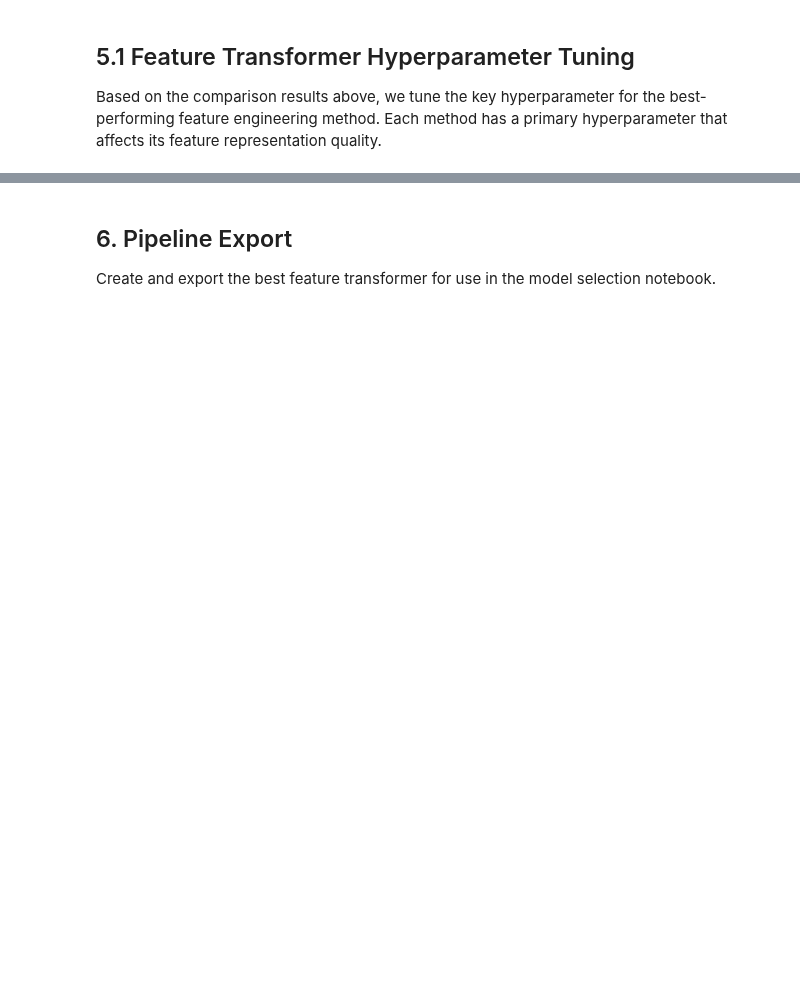
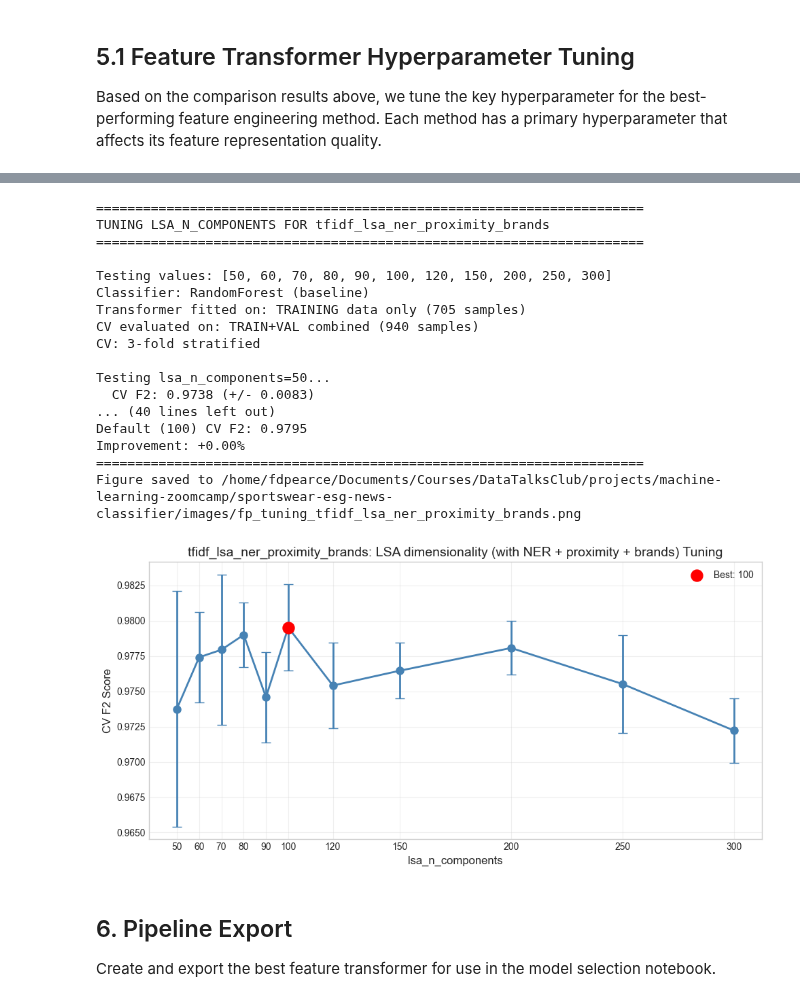
Before and after one commit to frederick-douglas-pearce/sportswear-esg-news-classifier, a Jupyter notebook: notebooks/fp1_EDA_FE.ipynb, the cells around one changed output, grey strips where cells are left out. Cells and saved outputs as stored; diff of their text form; code cells hidden in the pictures; blank space fills up the shorter version.

```diff
--- a/notebooks/fp1_EDA_FE.ipynb
+++ b/notebooks/fp1_EDA_FE.ipynb
@@ -870,3 +813,44 @@ Figure saved to /home/fdpearce/Documents/Courses/DataTalksClub/projects/machine-
+# %%
+# Run hyperparameter tuning for the best feature transformer
+tuning_df, optimal_param_value, best_tuned_f2 = run_transformer_tuning(
+    best_fe=best_fe,
+    best_clf=best_clf,
+    fe_configs=fe_configs,
+    tuning_configs=TUNING_CONFIGS,
+    classifiers=classifiers,
+    transformer_class=FPFeatureTransformer,
+    X_train=X_train,
+    X_trainval=X_trainval,
+    y_trainval=y_trainval,
+    cv=cv,
+    scorer=f2_scorer,
+    images_dir=IMAGES_DIR,
+    train_source_names=train_source_names,
+    train_categories=train_categories,
+    trainval_source_names=trainval_source_names,
+    trainval_categories=trainval_categories,
+    random_state=RANDOM_STATE,
+    n_folds=N_FOLDS,
+)
+# %% [output]
+======================================================================
+TUNING LSA_N_COMPONENTS FOR tfidf_lsa_ner_proximity_brands
+======================================================================
+
+Testing values: [50, 60, 70, 80, 90, 100, 120, 150, 200, 250, 300]
+Classifier: RandomForest (baseline)
+Transformer fitted on: TRAINING data only (705 samples)
+CV evaluated on: TRAIN+VAL combined (940 samples)
+CV: 3-fold stratified
+
+Testing lsa_n_components=50...
+  CV F2: 0.9738 (+/- 0.0083)
+... (40 lines left out)
+Default (100) CV F2: 0.9795
+Improvement: +0.00%
+======================================================================
+Figure saved to /home/fdpearce/Documents/Courses/DataTalksClub/projects/machine-learning-zoomcamp/sportswear-esg-news-classifier/images/fp_tuning_tfidf_lsa_ner_proximity_brands.png
+[figure, added]
 # %% [markdown]
 ## 6. Pipeline Export
 
```
Also changed, not shown: parts of 24 cells of this notebook, 17 other files.
